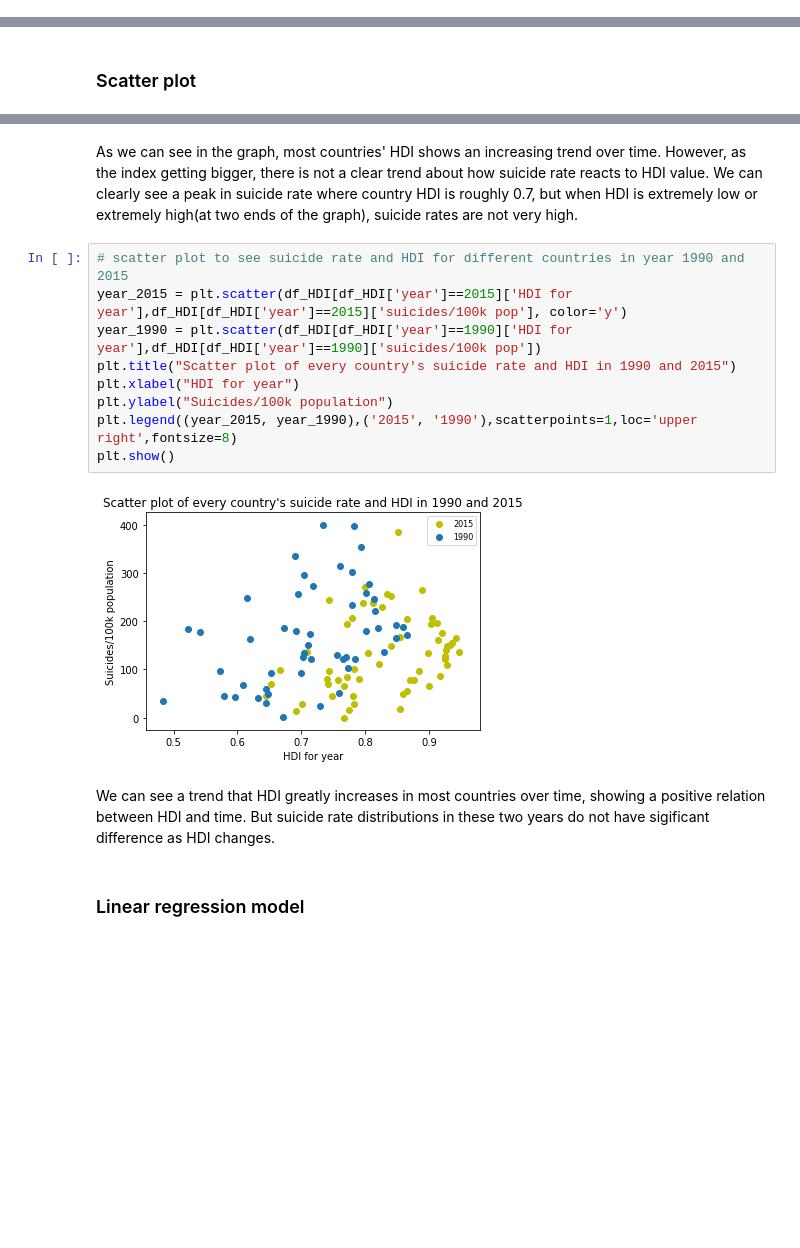
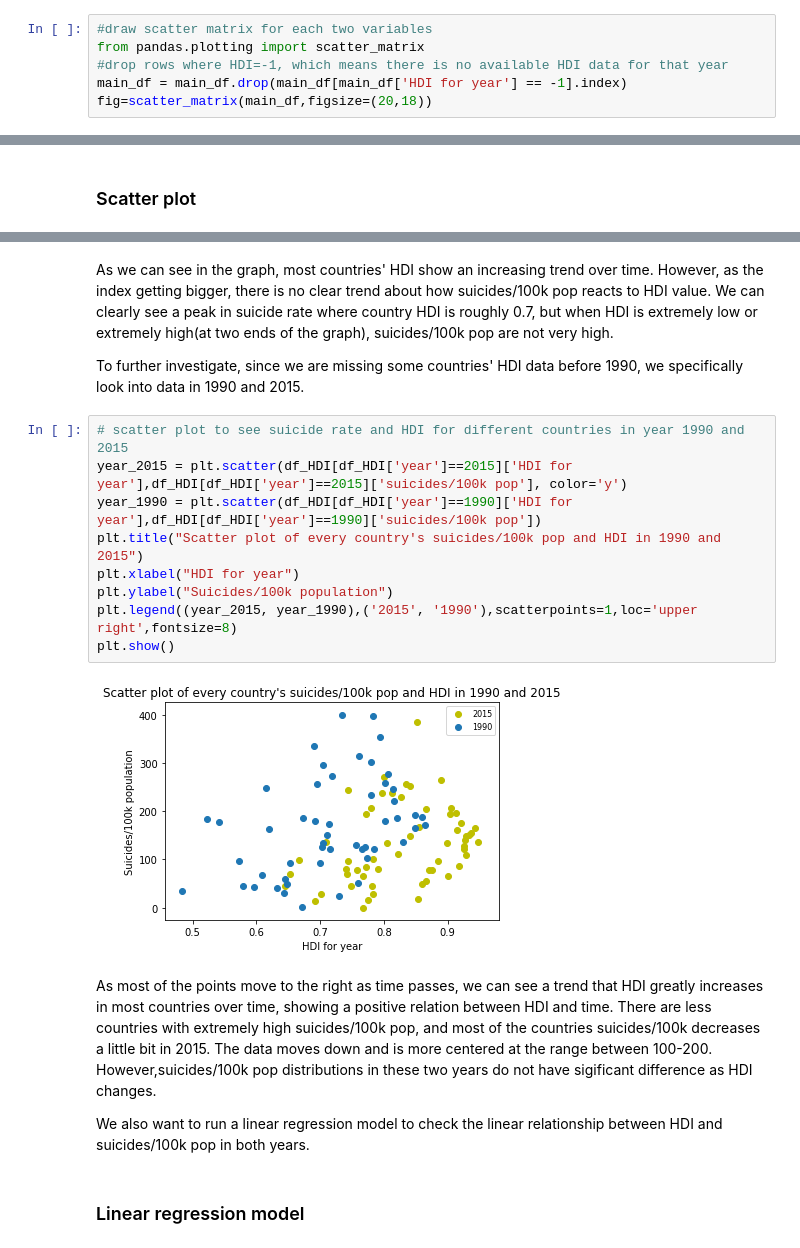
Before and after one commit to YuechenL/COGS108FinalProject, a Jupyter notebook: FinalProject.ipynb, the cells around one changed output, grey strips where cells are left out. Saved outputs shown, nothing was run; the diff lists cells and outputs as text; blank space fills up the shorter version.

```diff
--- a/FinalProject.ipynb
+++ b/FinalProject.ipynb
@@ -384,0 +382,6 @@ fig=scatter_matrix(main_df,figsize=(20,18))
+# %%
+#draw scatter matrix for each two variables
+from pandas.plotting import scatter_matrix
+#drop rows where HDI=-1, which means there is no available HDI data for that year
+main_df = main_df.drop(main_df[main_df['HDI for year'] == -1].index)
+fig=scatter_matrix(main_df,figsize=(20,18))
@@ -670,18 +625,23 @@ plt.show()
 # %% [markdown]
-As we can see in the graph, most countries' HDI shows an increasing trend over time. However, as the index getting bigger, there is not a clear trend about how suicide rate reacts to HDI value. We can clearly see a peak in suicide rate where country HDI is roughly 0.7, but when HDI is extremely low or extremely high(at two ends of the graph), suicide rates are not very high.
+As we can see in the graph, most countries' HDI show an increasing trend over time. However, as the index getting bigger, there is no clear trend about how suicides/100k pop reacts to HDI value. We can clearly see a peak in suicide rate where country HDI is roughly 0.7, but when HDI is extremely low or extremely high(at two ends of the graph), suicides/100k pop are not very high.
+
+
+To further investigate, since we are missing some countries' HDI data before 1990, we specifically look into data in 1990 and 2015.
 # %%
 # scatter plot to see suicide rate and HDI for different countries in year 1990 and 2015
 year_2015 = plt.scatter(df_HDI[df_HDI['year']==2015]['HDI for year'],df_HDI[df_HDI['year']==2015]['suicides/100k pop'], color='y')
 year_1990 = plt.scatter(df_HDI[df_HDI['year']==1990]['HDI for year'],df_HDI[df_HDI['year']==1990]['suicides/100k pop'])
-plt.title("Scatter plot of every country's suicide rate and HDI in 1990 and 2015")
+plt.title("Scatter plot of every country's suicides/100k pop and HDI in 1990 and 2015")
 plt.xlabel("HDI for year")
 plt.ylabel("Suicides/100k population")
 plt.legend((year_2015, year_1990),('2015', '1990'),scatterpoints=1,loc='upper right',fontsize=8)
 plt.show()
 # %% [output]
-[figure, old version]
+[figure, new version]
 # %% [markdown]
-We can see a trend that HDI greatly increases in most countries over time, showing a positive relation between HDI and time. But suicide rate distributions in these two years do not have sigificant difference as HDI changes.
+As most of the points move to the right as time passes, we can see a trend that HDI greatly increases in most countries over time, showing a positive relation between HDI and time. There are less countries with extremely high suicides/100k pop, and most of the countries suicides/100k decreases a little bit in 2015. The data moves down and is more centered at the range between 100-200. However,suicides/100k pop distributions in these two years do not have sigificant difference as HDI changes.
+
+We also want to run a linear regression model to check the linear relationship between HDI and suicides/100k pop in both years.
 # %% [markdown]
 ### Linear regression model
 # %%
```
Also changed, not shown: parts of 21 cells of this notebook.
